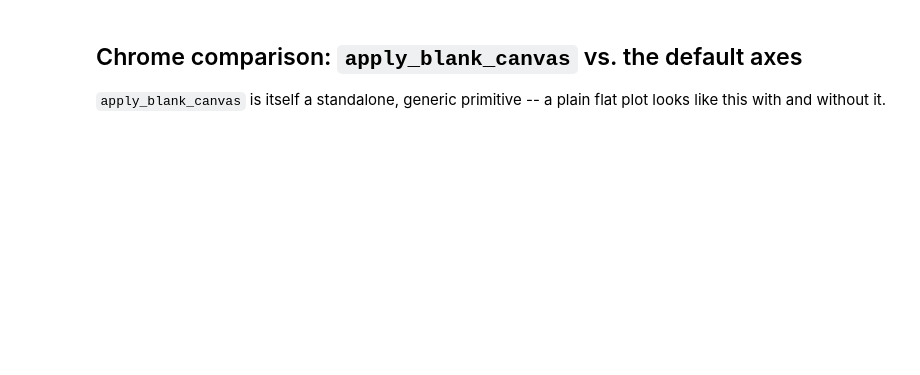
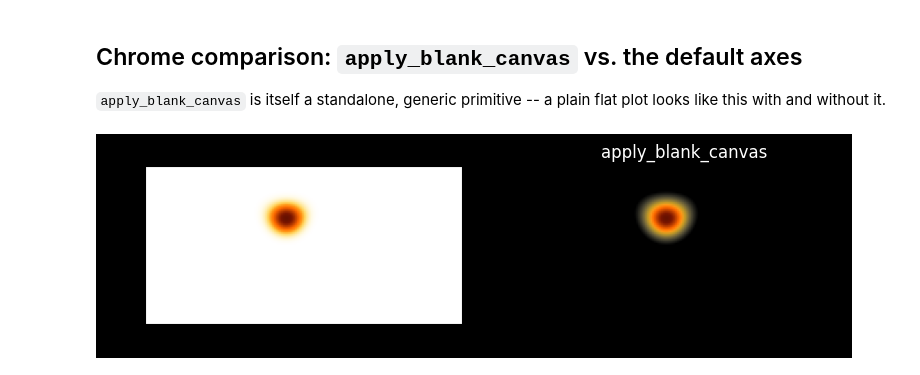
Before and after one commit to serapeum-org/cleopatra, a Jupyter notebook: docs/notebooks/haze_preset/haze_preset_examples.ipynb, the cells around one changed output. Saved outputs shown, nothing was run; the diff lists cells and outputs as text; code cells hidden in the pictures; blank space fills up the shorter version.

```diff
--- a/docs/notebooks/haze_preset/haze_preset_examples.ipynb
+++ b/docs/notebooks/haze_preset/haze_preset_examples.ipynb
@@ -142,11 +168,14 @@ plt.show()
 `apply_blank_canvas` is itself a standalone, generic primitive -- a plain flat plot looks like this
 with and without it.
 # %%
+extent = [-180, 180, -90, 90]
 fig, (ax_default, ax_blank) = plt.subplots(1, 2, figsize=(9, 3.5))
-apply_data_style(ax_default, {'dust': dust}, legend=False)
+apply_data_style(ax_default, {'dust': dust}, extent=extent, origin='lower', legend=False)
 ax_default.set_title('default axes')
 
-apply_data_style(ax_blank, {'dust': dust}, legend=False)
+apply_data_style(ax_blank, {'dust': dust}, extent=extent, origin='lower', legend=False)
 apply_blank_canvas(ax_blank)
 ax_blank.set_title('apply_blank_canvas', color='white')
 plt.show()
+# %% [output]
+[figure, added]
```
Also changed, not shown: parts of 22 cells of this notebook, 5 other files.
